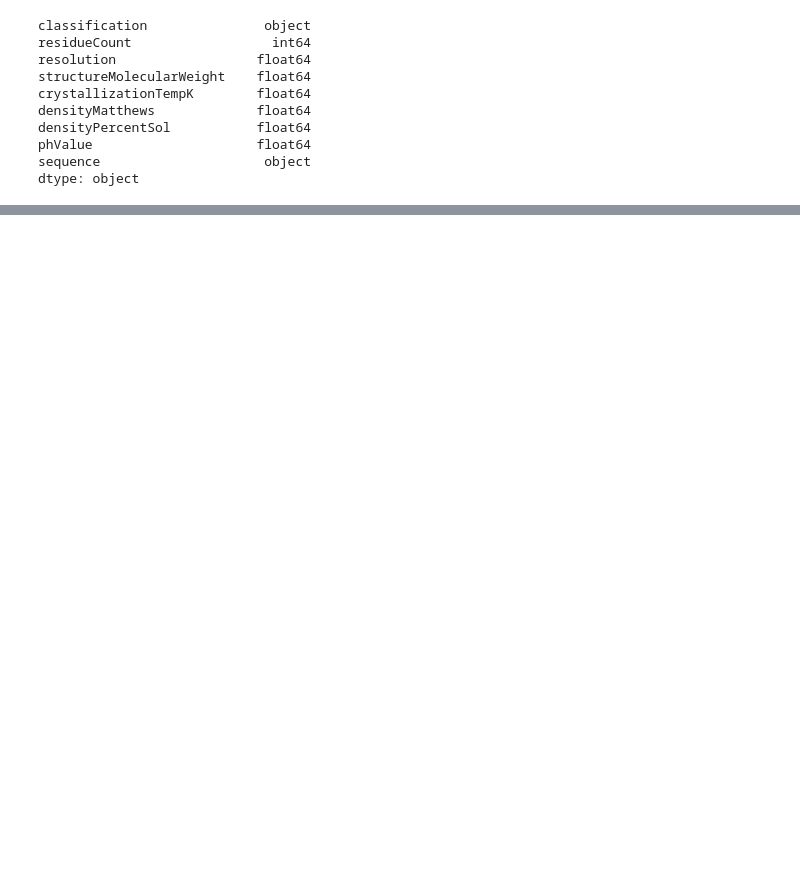
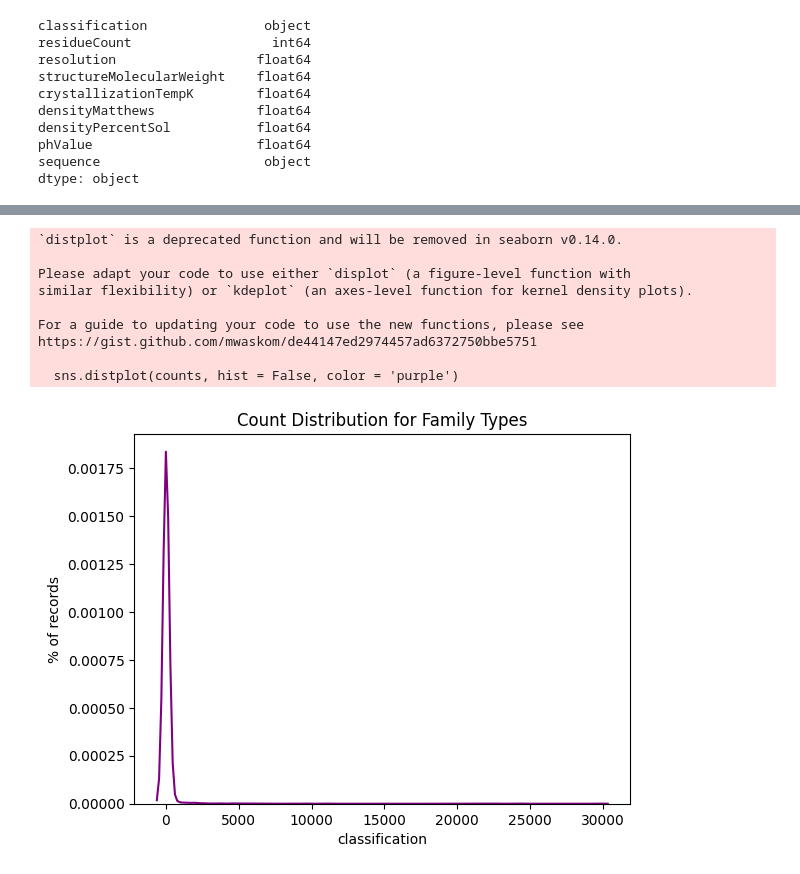
Before and after one commit to Vagarh/University-specialization-in-analytics-and-big-data-IU-DIGITAL, a Jupyter notebook: ML_Prediccion_Protein_Family.ipynb, the cells around one changed output, grey strips where cells are left out. Saved outputs shown, nothing was run; the diff lists cells and outputs as text; code cells hidden in the pictures; blank space fills up the shorter version.

```diff
--- a/ML_Prediccion_Protein_Family.ipynb
+++ b/ML_Prediccion_Protein_Family.ipynb
@@ -194 +194,5 @@ sequence                    82998
 dtype: int64
+# %%
+# Drop rows con valores perdidos
+model_f = model_f.dropna()
+print('%d es el numero de proteinas que tienen una clasificacion de familia y secuencia' %model_f.shape[0])
@@ -194,0 +201,4 @@ dtype: int64
+# %%
+# Look at classification type counts
+counts = model_f.classification.value_counts()
+print(counts)
@@ -194,0 +218,18 @@ dtype: int64
+# %%
+#plot counts
+plt.figure()
+sns.distplot(counts, hist = False, color = 'purple')
+plt.title('Count Distribution for Family Types')
+plt.ylabel('% of records')
+plt.show()
+# %% [output]
+`distplot` is a deprecated function and will be removed in seaborn v0.14.0.
+
+Please adapt your code to use either `displot` (a figure-level function with
+similar flexibility) or `kdeplot` (an axes-level function for kernel density plots).
+
+For a guide to updating your code to use the new functions, please see
+https://gist.github.com/mwaskom/de44147ed2974457ad6372750bbe5751
+
+  sns.distplot(counts, hist = False, color = 'purple')
+[figure, added]
```
Also changed, not shown: parts of 9 cells of this notebook.
